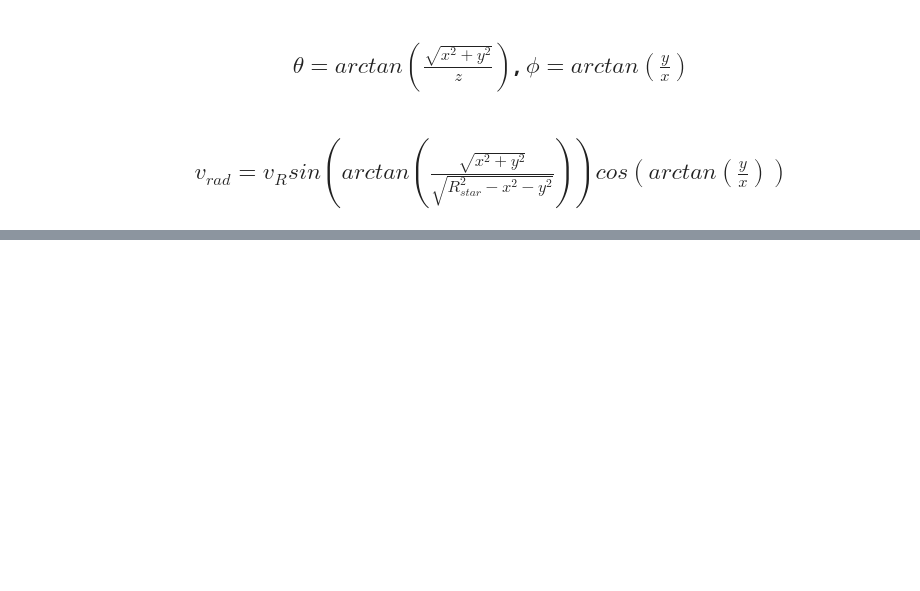
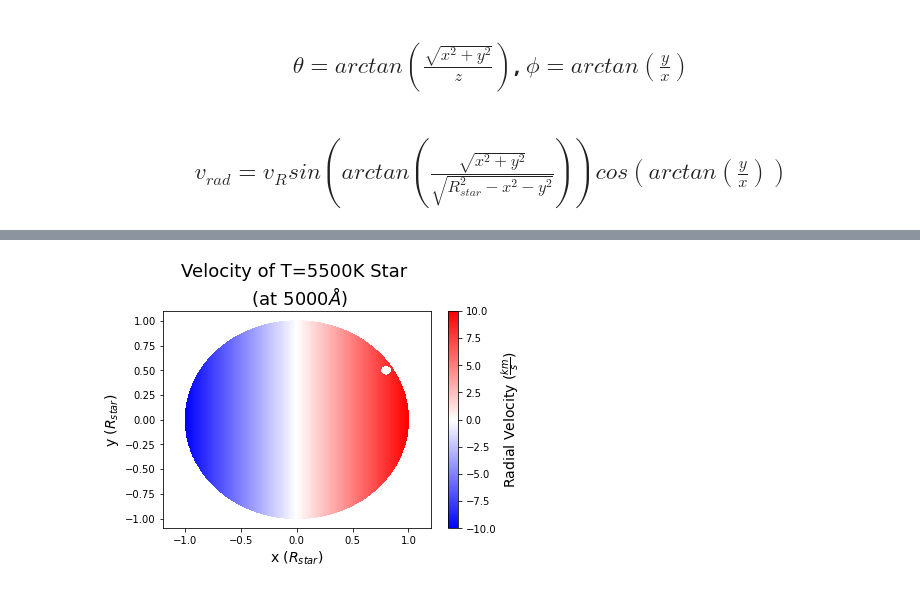
Before and after one commit to jlilly364/ASTR5490, a Jupyter notebook: HW3/PlanetsHW3.ipynb, the cells around one changed output, grey strips where cells are left out. Saved outputs shown, nothing was run; the diff lists cells and outputs as text; code cells hidden in the pictures; blank space fills up the shorter version.

Commit message:
Finished #5 on Jupyter notebook and am editing Grazing Transit script. Started Batman script too

```diff
--- a/HW3/PlanetsHW3.ipynb
+++ b/HW3/PlanetsHW3.ipynb
@@ -441,0 +457,4 @@ LightCurveCompare()
+# %%
+RotatingStar.RVProfileTransit(x_center=0.8,plot='star')
+# %% [output]
+[figure, added]
```
Also changed, not shown: parts of 17 cells of this notebook, 4 other files.
